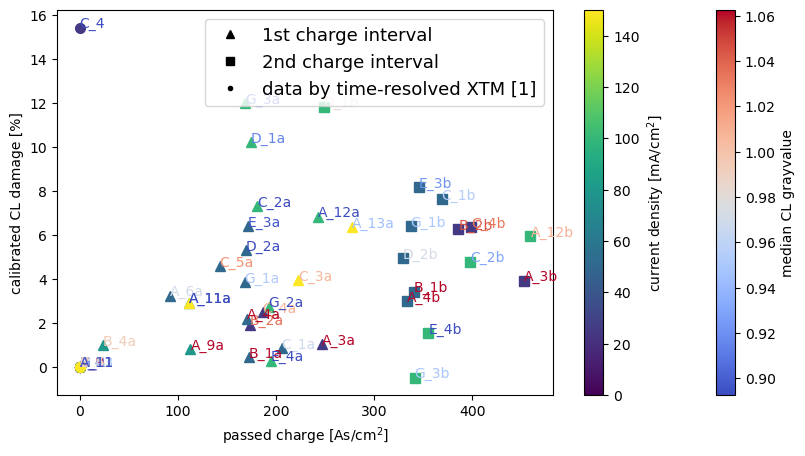
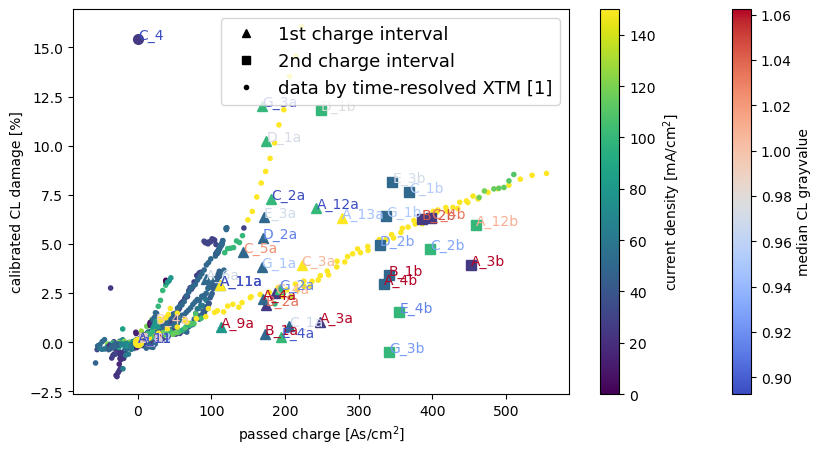
Unified diff of the notebook cell whose output changed from the first chart to the second:
--- before
+++ after
@@ -5,5 +5,5 @@
 cmap = cm.viridis #inferno
 cmap2 = cm.coolwarm # bwr
-# ax.scatter(df['charge'], df['damage'],marker='.', c = cmap(norm(df['current'])))#, alpha = 0.5)
+ax.scatter(df['charge'], df['damage'],marker='.', c = cmap(norm(df['current'])))#, alpha = 0.5)
 ax.plot(0,0,'k^', label='1st charge interval')
 ax.plot(0,0,'ks', label='2nd charge interval')

Commit: update 22_05+